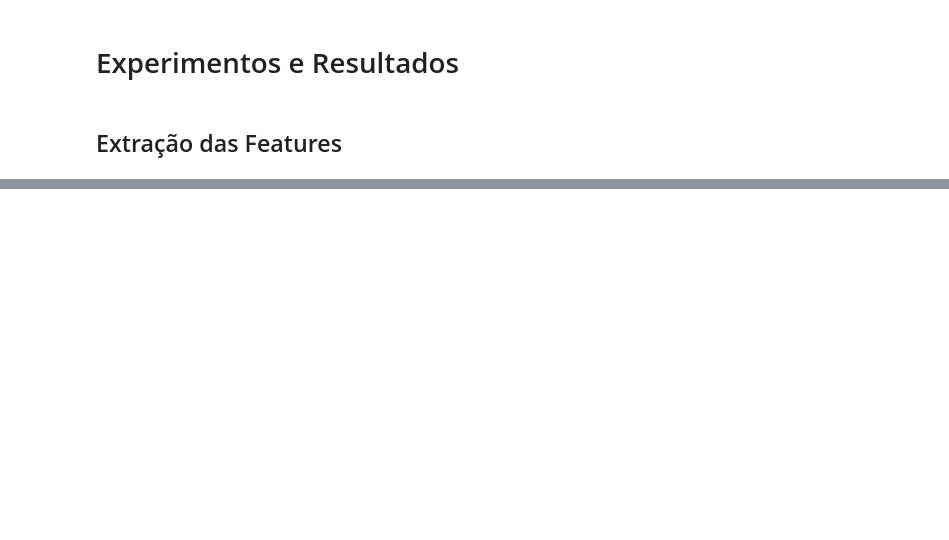
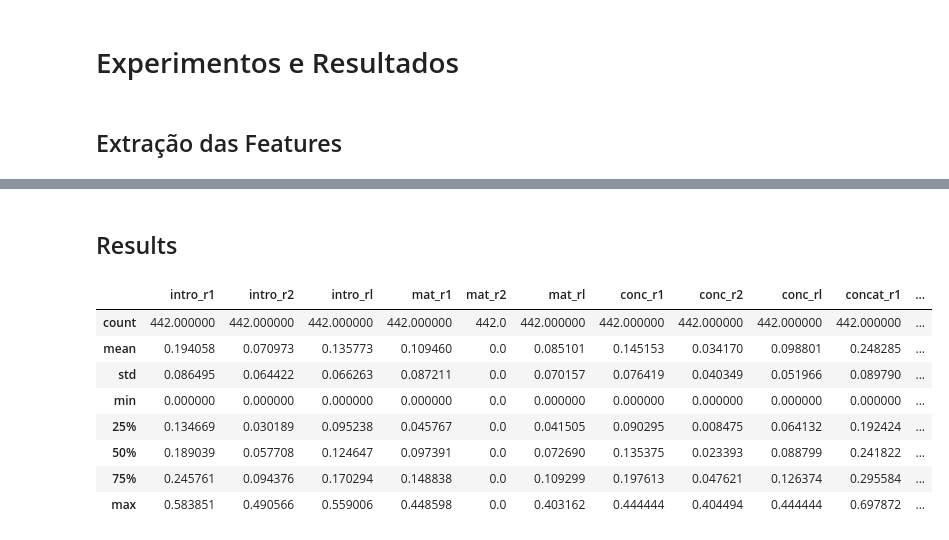
Before and after one commit to CinthiaS/mv-text-summarizer, a Jupyter notebook: notebook/main.ipynb, the cells around one changed output, grey strips where cells are left out. Saved outputs shown, nothing was run; the diff lists cells and outputs as text; code cells hidden in the pictures; blank space fills up the shorter version.

```diff
--- a/notebook/main.ipynb
+++ b/notebook/main.ipynb
@@ -586,0 +327,39 @@ summaries_mlp['conc'][0]
+# %%
+dataset = {'intro': [X_summ_intro, y_summ_intro],
+     'mat': [X_summ_mat, y_summ_mat],
+     'conc': [X_summ_conc, y_summ_conc]}
+# %%
+dataset['intro'].append(pickle.load(open('scale_{}.pkl'.format('intro'), 'rb')))
+dataset['mat'].append(pickle.load(open('scale_{}.pkl'.format('mat'), 'rb')))
+dataset['conc'].append(pickle.load(open('scale_{}.pkl'.format('conc'), 'rb')))
+# %%
+def create_summaries(r, dataset, columns_name, summ_items, path_base):
+
+    results = {}
+
+    for i in r.keys():
+
+        models = r[i]
+
+        summaries, intro, mat, conc = summarization.pipeline_summarization(
+            i, models, dataset, columns_name, summ_items, path_base, sections=['intro', 'mat', 'conc', 'comb'])
+
+        results[i] = [summaries, intro, mat, conc]
+
+    return results
+# %%
+summaries = create_summaries(models, dataset, columns_name, summ_items, path_base)
+# %% [markdown]
+## Results
+# %%
+summaries['lr'][0].describe()
+# %% [output]
+|  | intro_r1 | intro_r2 | intro_rl | mat_r1 | mat_r2 | mat_rl | conc_r1 | conc_r2 | conc_rl | concat_r1 | ... |
+| count | 442.000000 | 442.000000 | 442.000000 | 442.000000 | 442.0 | 442.000000 | 442.000000 | 442.000000 | 442.000000 | 442.000000 | ... |
+| mean | 0.194058 | 0.070973 | 0.135773 | 0.109460 | 0.0 | 0.085101 | 0.145153 | 0.034170 | 0.098801 | 0.248285 | ... |
+| std | 0.086495 | 0.064422 | 0.066263 | 0.087211 | 0.0 | 0.070157 | 0.076419 | 0.040349 | 0.051966 | 0.089790 | ... |
+| min | 0.000000 | 0.000000 | 0.000000 | 0.000000 | 0.0 | 0.000000 | 0.000000 | 0.000000 | 0.000000 | 0.000000 | ... |
+| 25% | 0.134669 | 0.030189 | 0.095238 | 0.045767 | 0.0 | 0.041505 | 0.090295 | 0.008475 | 0.064132 | 0.192424 | ... |
+| 50% | 0.189039 | 0.057708 | 0.124647 | 0.097391 | 0.0 | 0.072690 | 0.135375 | 0.023393 | 0.088799 | 0.241822 | ... |
+| 75% | 0.245761 | 0.094376 | 0.170294 | 0.148838 | 0.0 | 0.109299 | 0.197613 | 0.047621 | 0.126374 | 0.295584 | ... |
+| max | 0.583851 | 0.490566 | 0.559006 | 0.448598 | 0.0 | 0.403162 | 0.444444 | 0.404494 | 0.444444 | 0.697872 | ... |
```
Also changed, not shown: parts of 113 cells of this notebook, 20 other files.
